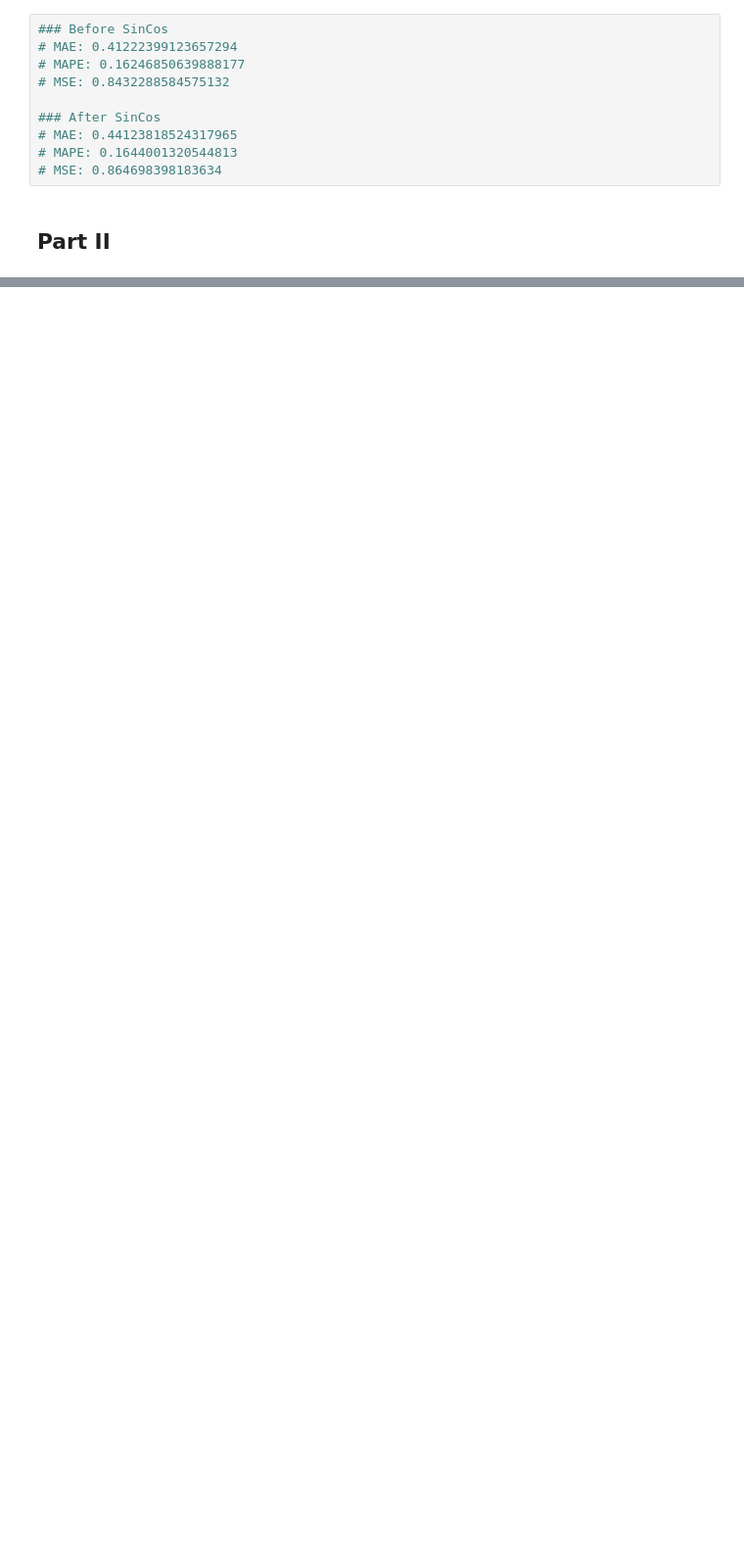
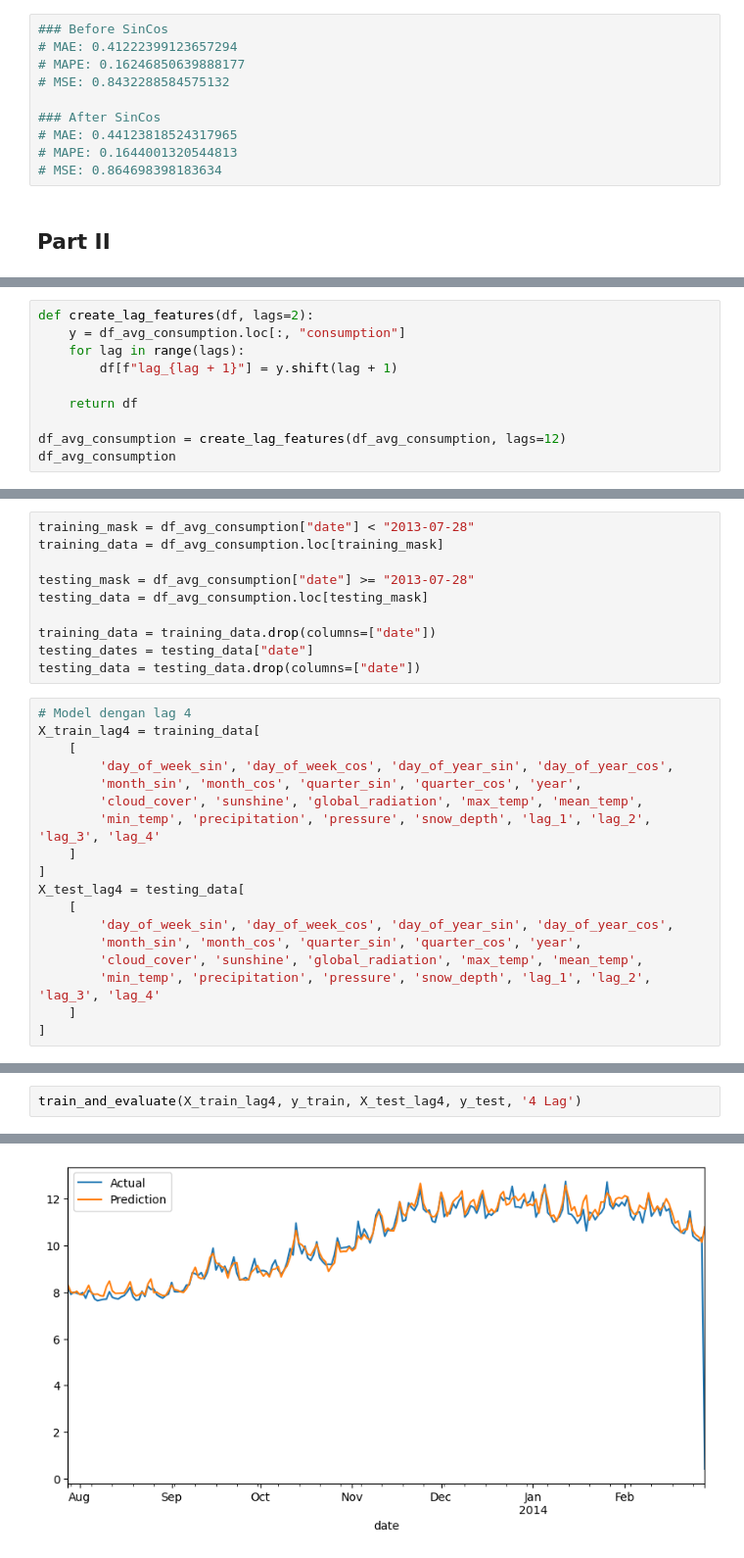
Before and after one commit to msfalif404/learn-ml-timeseries-1, a Jupyter notebook: learn_time_series.ipynb, the cells around one changed output, grey strips where cells are left out. Shown at 98% size. Saved outputs shown, nothing was run; the diff lists cells and outputs as text; blank space fills up the shorter version.

```diff
--- a/learn_time_series.ipynb
+++ b/learn_time_series.ipynb
@@ -518,0 +581,10 @@ plt.show()
+# %%
+def create_lag_features(df, lags=2):
+    y = df_avg_consumption.loc[:, "consumption"]
+    for lag in range(lags):
+        df[f"lag_{lag + 1}"] = y.shift(lag + 1)
+
+    return df
+
+df_avg_consumption = create_lag_features(df_avg_consumption, lags=12)
+df_avg_consumption
@@ -518,0 +659,28 @@ plt.show()
+# %%
+training_mask = df_avg_consumption["date"] < "2013-07-28"
+training_data = df_avg_consumption.loc[training_mask]
+
+testing_mask = df_avg_consumption["date"] >= "2013-07-28"
+testing_data = df_avg_consumption.loc[testing_mask]
+
+training_data = training_data.drop(columns=["date"])
+testing_dates = testing_data["date"]
+testing_data = testing_data.drop(columns=["date"])
+# %%
+# Model dengan lag 4
+X_train_lag4 = training_data[
+    [
+        'day_of_week_sin', 'day_of_week_cos', 'day_of_year_sin', 'day_of_year_cos',
+        'month_sin', 'month_cos', 'quarter_sin', 'quarter_cos', 'year',
+        'cloud_cover', 'sunshine', 'global_radiation', 'max_temp', 'mean_temp',
+        'min_temp', 'precipitation', 'pressure', 'snow_depth', 'lag_1', 'lag_2', 'lag_3', 'lag_4'
+    ]
+]
+X_test_lag4 = testing_data[
+    [
+        'day_of_week_sin', 'day_of_week_cos', 'day_of_year_sin', 'day_of_year_cos',
+        'month_sin', 'month_cos', 'quarter_sin', 'quarter_cos', 'year',
+        'cloud_cover', 'sunshine', 'global_radiation', 'max_temp', 'mean_temp',
+        'min_temp', 'precipitation', 'pressure', 'snow_depth', 'lag_1', 'lag_2', 'lag_3', 'lag_4'
+    ]
+]
@@ -518,0 +729,3 @@ plt.show()
+# %%
+train_and_evaluate(X_train_lag4, y_train, X_test_lag4, y_test, '4 Lag')
+# %% [output]
@@ -518,0 +734 @@ plt.show()
+[figure, added]
```
Also changed, not shown: parts of 13 cells of this notebook.
